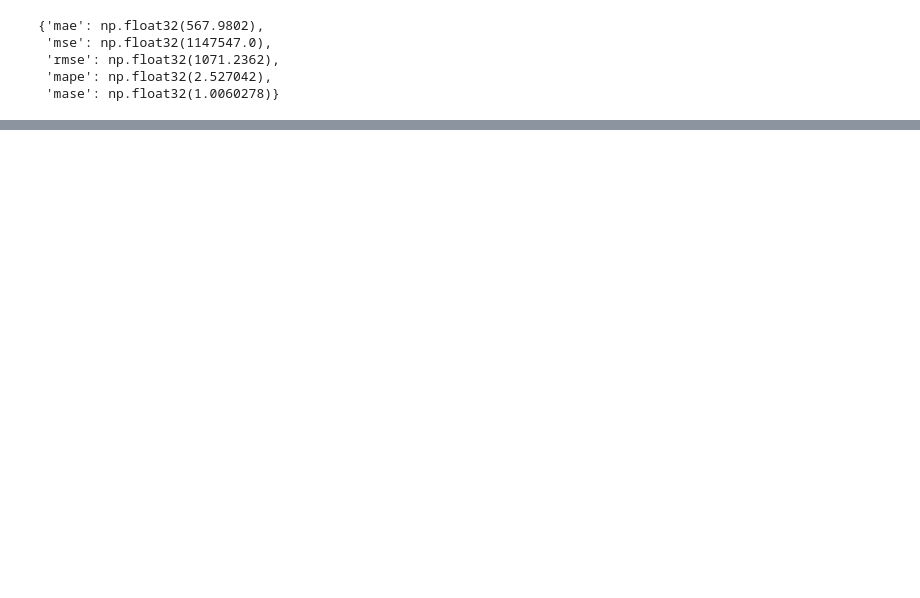
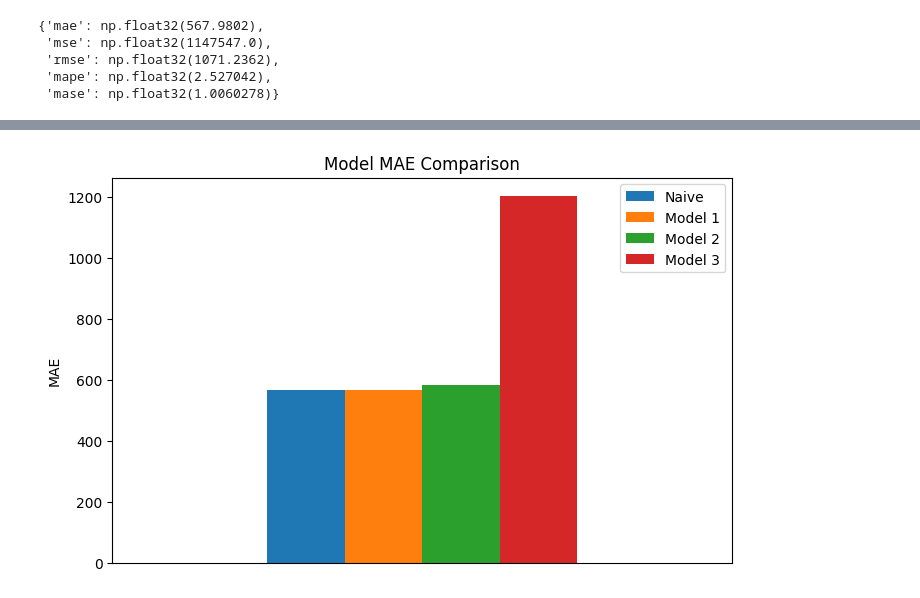
Before and after one commit to Prashanna-Raj-Pandit/NN-Time-series, a Jupyter notebook: BitPredict.ipynb, the cells around one changed output, grey strips where cells are left out. Saved outputs shown, nothing was run; the diff lists cells and outputs as text; code cells hidden in the pictures; blank space fills up the shorter version.

```diff
--- a/BitPredict.ipynb
+++ b/BitPredict.ipynb
@@ -532,0 +734,26 @@ plot_time_series(timesteps=x_test[-len(test_window):],values=model_1_preds,start
+# %%
+
+def evaluate_metrics(y_true,y_pred):
+  y_true=tf.cast(y_true,dtype=tf.float32)
+  y_pred=tf.cast(y_pred,dtype=tf.float32)
+
+  mae=tf.keras.metrics.mae(y_true,y_pred)
+  mse=tf.keras.metrics.mse(y_true,y_pred)
+  rmse=tf.sqrt(mse)
+  mape=tf.keras.metrics.mape(y_true,y_pred)
+  mase=mean_absolute_scaled_error(y_true,y_pred)
+  if mae.ndim>0:
+    mae=tf.reduce_mean(mae)
+    mse=tf.reduce_mean(mse)
+    mape=tf.reduce_mean(mape)
+    rmse=tf.reduce_mean(rmse)
+    mase=tf.reduce_mean(mase)
+
+
+  return {
+      "mae":mae.numpy(),
+      "mse":mse.numpy(),
+      "rmse":rmse.numpy(),
+      "mape":mape.numpy(),
+      "mase":mase.numpy()
+  }
@@ -532,0 +787,17 @@ plot_time_series(timesteps=x_test[-len(test_window):],values=model_1_preds,start
+# %%
+import pandas as pd
+df=pd.DataFrame({"Naive":[naive_model_results['mae']],
+                "Model 1":[model_1_results['mae']],
+                "Model 2":[model_2_results['mae']],
+                "Model 3":[model_3_results['mae']]}
+                )
+# %%
+import matplotlib.pyplot as plt
+
+df.plot(kind='bar', figsize=(8,5))
+plt.title("Model MAE Comparison")
+plt.ylabel("MAE")
+plt.xticks([])  # Remove index label (0)
+plt.show()
+# %% [output]
+[figure, added]
```
Also changed, not shown: parts of 35 cells of this notebook.
